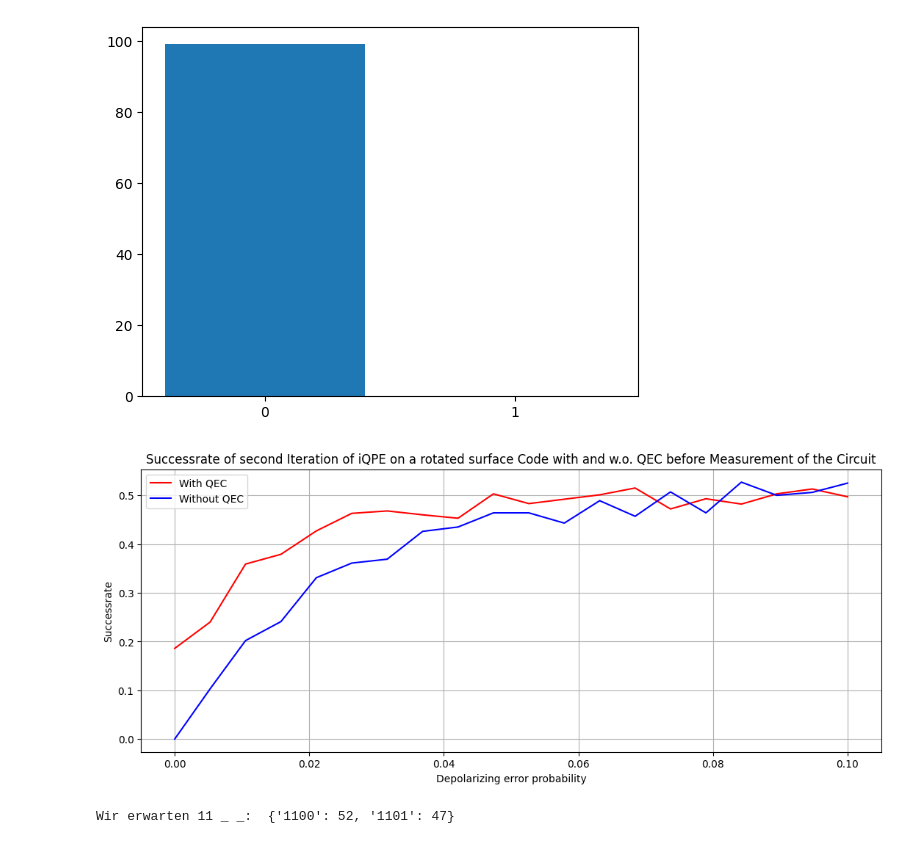
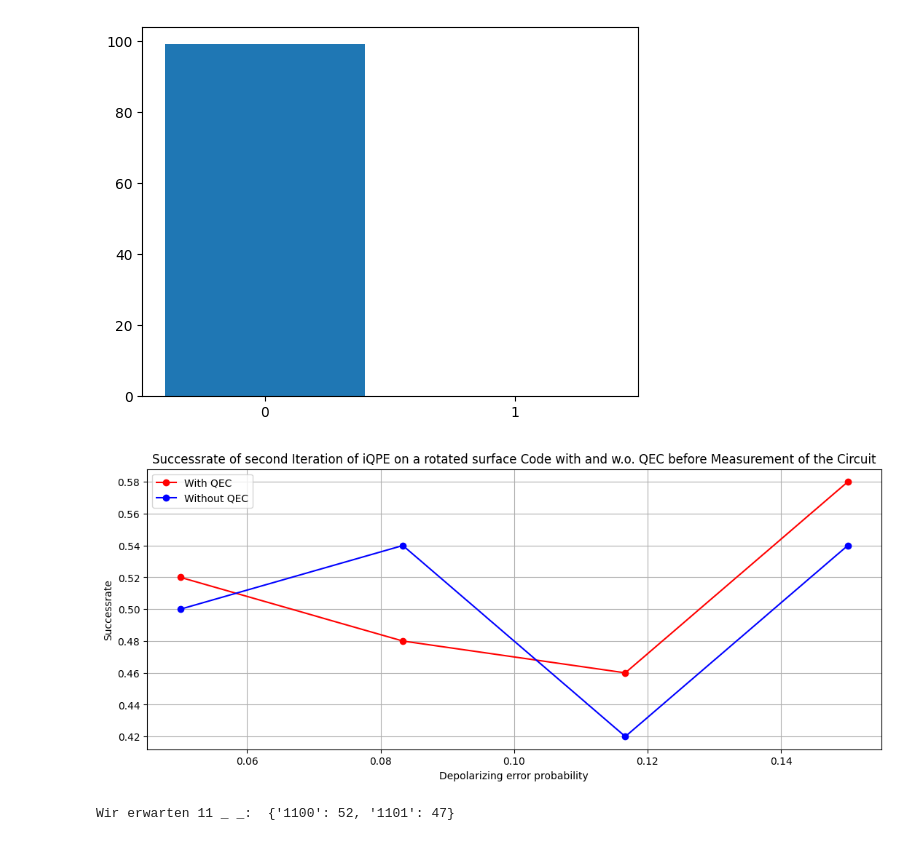
Before and after one commit to RicemanBoy/qc_researchproject, a Jupyter notebook: Rotated Surface Code/Eigener Surface Code.ipynb, the cells around one changed output. Saved outputs shown, nothing was run; the diff lists cells and outputs as text; code cells hidden in the pictures.

```diff
--- a/Rotated Surface Code/Eigener Surface Code.ipynb
+++ b/Rotated Surface Code/Eigener Surface Code.ipynb
@@ -1315,7 +1343,8 @@ Erfolgsrate:  1.0
 <BarContainer object of 2 artists>
 [figure]
 # %%
-x = np.linspace(0,0.1,20)
+shots = 50
+x = np.linspace(0.05,0.15,4)
 y = []
 y_no_QEC = []
 for i in x:
@@ -1330,16 +1359,14 @@ for i in x:
     ancilla = qc.num_qubits - 2
     qc = X_L(qc, n = 1)
     qc = Hadamard(qc, 0)
+    qc = QEC(qc, True, pos = 0, iterations=1)
     qc = control_S_L(qc,"00",control = 0, target = 1)
     qc = adjoint_S_L(qc, hadamard=True, pos = 0)
     qc = Hadamard(qc, 0)
-    qc = QEC(qc, False, pos = 0, iterations=1)
     qc.reset(ancilla)
     qc = Z_parity(qc, pos = 0)
 
     qc.measure(ancilla,3)
-
-    shots = 1000
 
     sim = AerSimulator()
     job = sim.run(qc, noise_model=noise_model, shots=shots)
@@ -1354,6 +1381,7 @@ for i in x:
     for j in range(len(x_old)):
         if x_old[j] == "0":
             success += y_old[j]
+
     Erfolgsrate = success/shots
     y.append(Erfolgsrate)
     ######################################## Nochmal aber ohne QEC
@@ -1368,38 +1396,38 @@ for i in x:
     qc = Z_parity(qc, pos = 0)
 
     qc.measure(ancilla,3)
-
-    shots = 1000
 
     sim = AerSimulator()
     job = sim.run(qc, noise_model = noise_model, shots=shots)
     result = job.result()
     counts = result.get_counts()
 
     x_old = list(counts.keys())
     x_old = [j[0] for j in x_old]
     y_old = list(counts.values())
 
     success  =  0
     for j in range(len(x_old)):
         if x_old[j] == "0":
             success += y_old[j]
 
     Erfolgsrate = success/shots
     y_no_QEC.append(Erfolgsrate)
 
 fig, ax = plt.subplots(figsize=(13,5))
 
-ax.plot(x,y,label = "With QEC", color="red")
-ax.plot(x,y_no_QEC, label = "Without QEC", color="blue")
+ax.plot(x,y,label = "With QEC", color="red", marker = "o")
+ax.plot(x,y_no_QEC, label = "Without QEC", color="blue", marker = "o")
 plt.title("Successrate of second Iteration of iQPE on a rotated surface Code with and w.o. QEC before Measurement of the Circuit")
 plt.xlabel("Depolarizing error probability")
 plt.ylabel("Successrate")
 plt.grid()
 plt.legend()
 plt.show()
+#data = np.array((x,y,y_no_QEC))
+#np.savetxt("iQPE_2nd_step_5000shots.txt", data, delimiter=",")
 # %% [output]
-[figure, old version]
+[figure, new version]
 # %%
 #Implementation von iQPE für 2 Iterationen mit Theta=270°
 
```
Also changed, not shown: parts of 4 cells of this notebook.
